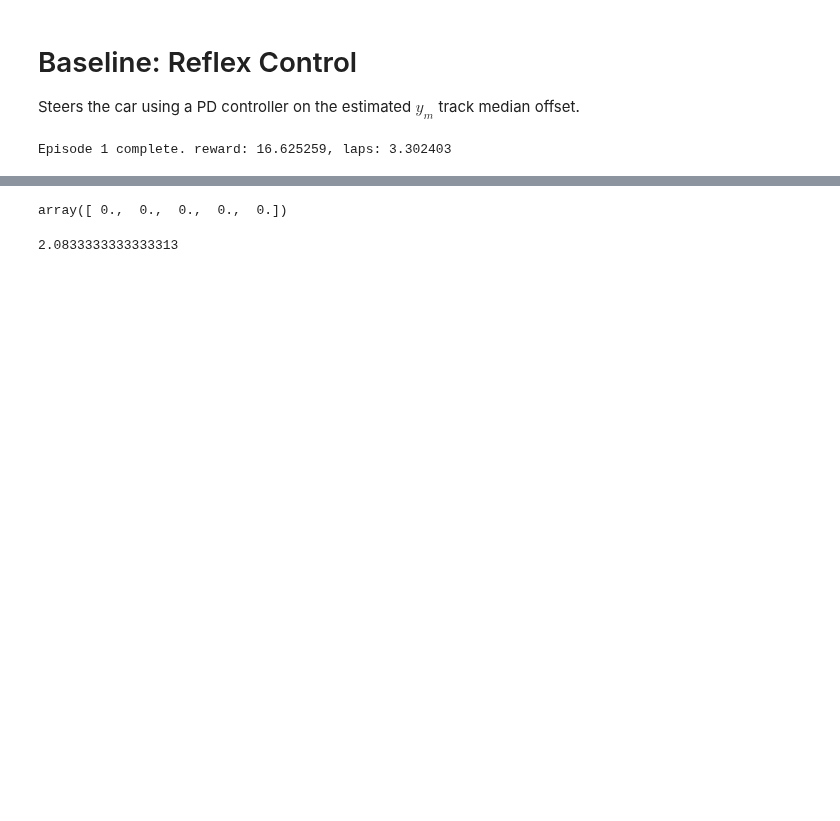
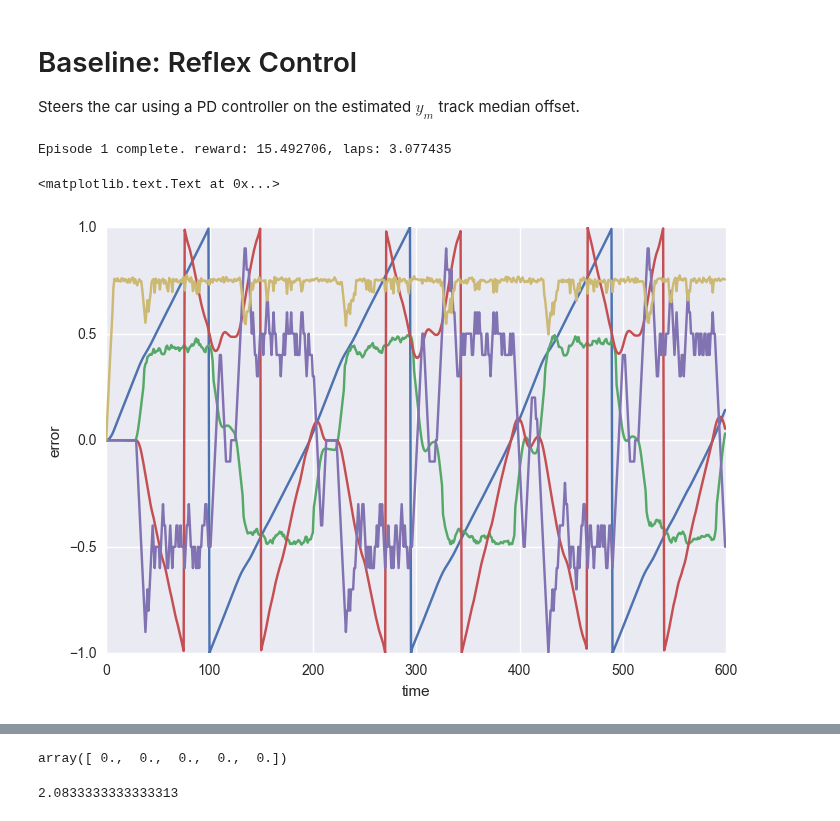
Before and after one commit to jcsharp/DriveIt, a Jupyter notebook: Baseline.ipynb, the cells around one changed output, grey strips where cells are left out. Cells and saved outputs as stored; diff of their text form; code cells hidden in the pictures; blank space fills up the shorter version.

```diff
--- a/Baseline.ipynb
+++ b/Baseline.ipynb
@@ -9,26 +9,27 @@ from numpy import pi
 
 num_episodes = 1  # number of episodes to run
 time_limit = 10.0
-throttle_limit = 1.0
+throttle_limit = 0.75
 gamma = 0.98
-epsilon = 0.03
-kp, kv = 1.2, 0.1
+epsilon = 0.1
+kp, kv = 1.0, 0.3
 random_position=False
 
-env = DriveItEnv(time_limit, throttle_limit, gamma, show_belief_state=True, trail_length=3.2)
+env = DriveItEnv(time_limit, throttle_limit, gamma, show_belief_state=True, trail_length=3.3)
 observation = env._reset(random_position)
 ym_ = 0.0
 done = False
 reward_episode = 0
 reward_sum = 0.0
 crashes = 0
+err = []; obs = []
 
 for i_episode in range(1, num_episodes + 1):
     while not done:
         if num_episodes < 2:
             env.render()
 
-        xm, ym, theta, steer, throttle = observation
+        xm, ym, theta, steer, v = observation
         dym = ym - ym_
         ym_ = ym
         f = steer + kp * ym + kv * dym / dt
@@ -36,8 +37,14 @@ for i_episode in range(1, num_episodes + 1):
         elif f < -epsilon: action = 1
         else: action = 0
 
-        if throttle < throttle_limit:
+        if v < 2.5:
             action += 3
+
+        s = env.state
+        sn = env._normalize((s[5], s[6], s[2], 0, s[4]*v_max))
+        e = (xm-sn[0], ym-sn[1], theta-sn[2], 0, v-sn[4])
+        err.append(e)
+        obs.append(observation)
 
         observation, reward, done, info = env.step(action)
         reward_episode += reward
@@ -60,6 +67,18 @@ if num_episodes > 1:
     print('Average reward: %f with %d crashes' % \
           (reward_sum / num_episodes, crashes))
 # %% [output]
-Episode 1 complete. reward: 16.625259, laps: 3.302403
+Episode 1 complete. reward: 15.492706, laps: 3.077435
 # %%
 env.close()
+# %%
+import matplotlib.pyplot as plt
+from matplotlib import style
+import seaborn as sns
+style.use('ggplot')
+%matplotlib inline
+sns.set()
+plt.plot([o for o in obs])
+plt.xlabel('time');plt.ylabel('error')
+# %% [output]
+<matplotlib.text.Text at 0x...>
+[figure, added]
```
Also changed, not shown: parts of 1 cell of this notebook, 1 other file.
